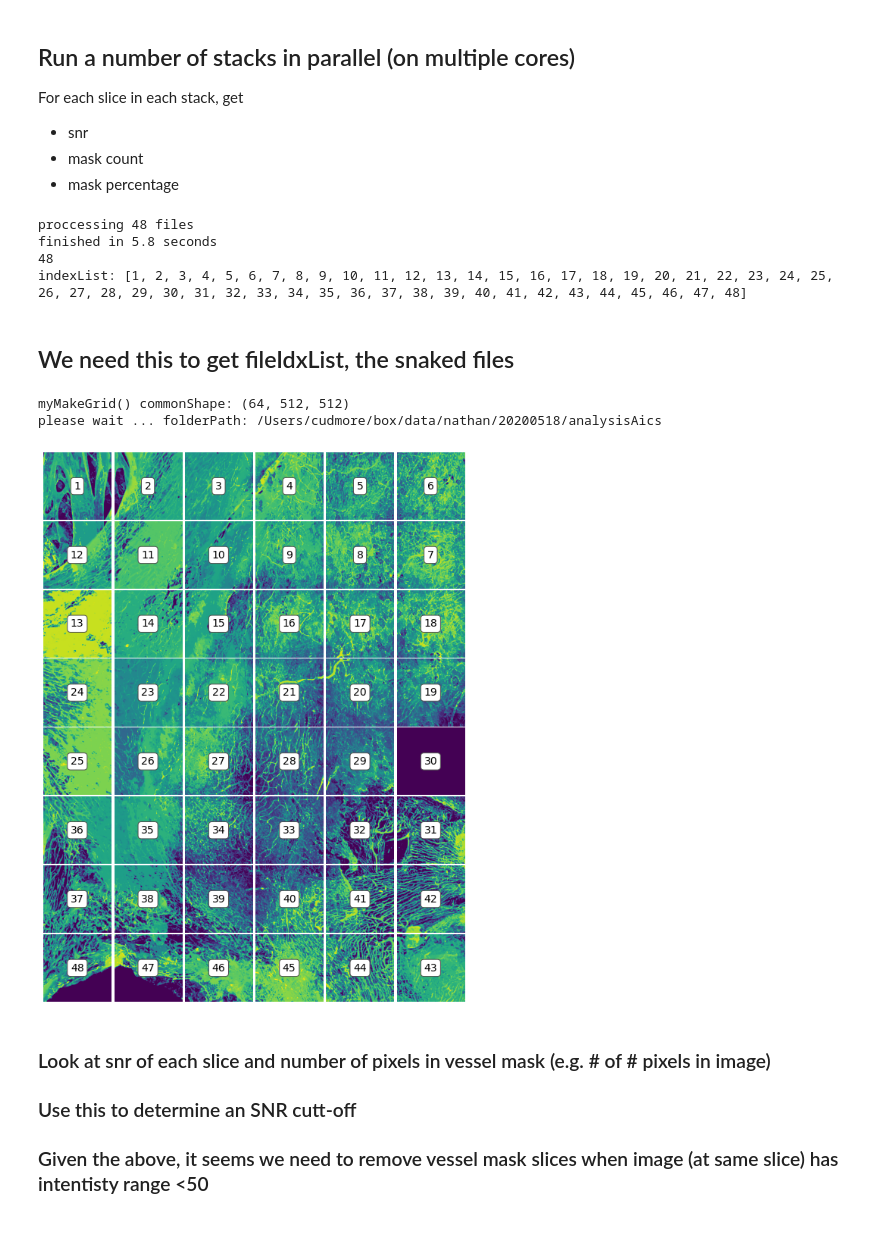
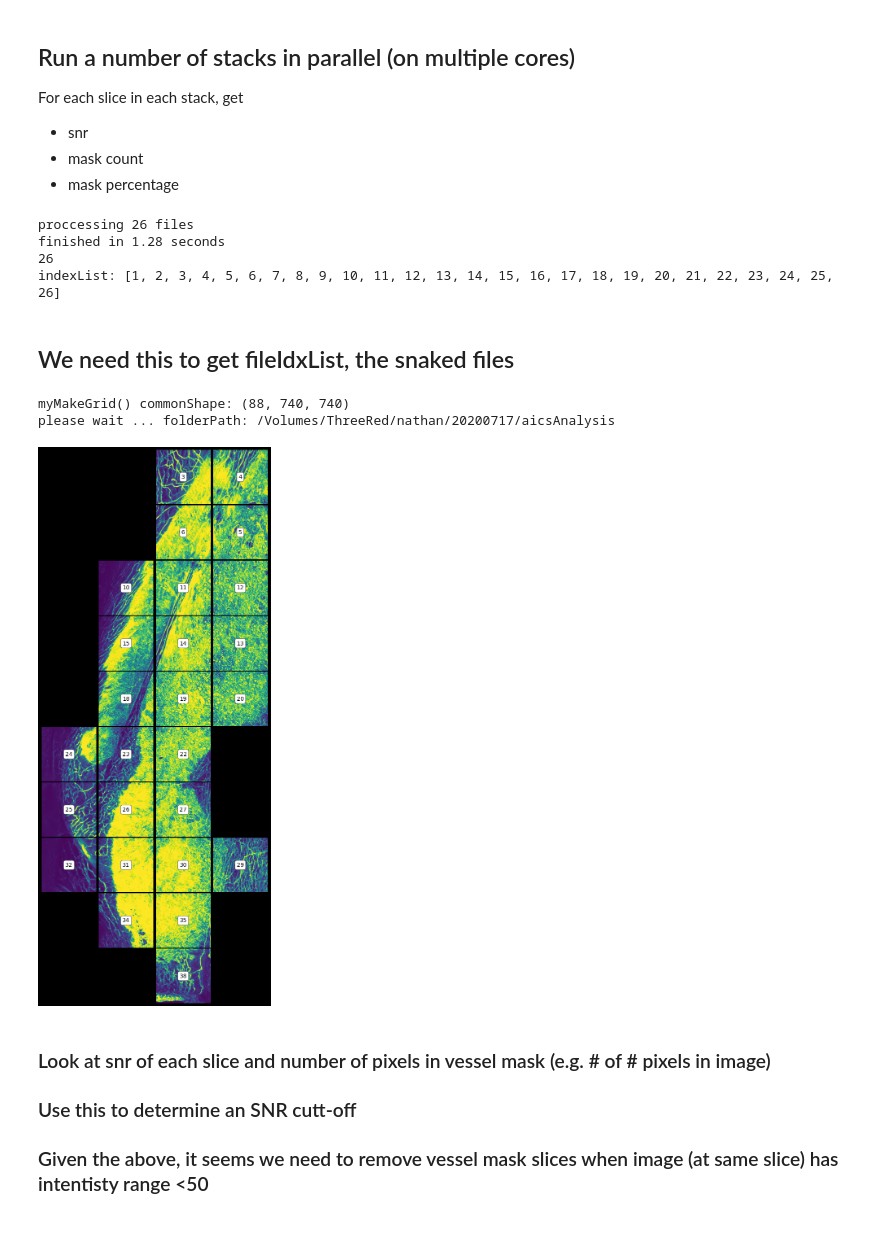
Before and after one commit to cudmore/saNode, a Jupyter notebook: python/notebooks/aicsVascPost.ipynb, the cells around one changed output. Drawn from its saved outputs; the diff is of its cells as text; code cells hidden in the pictures.

```diff
--- a/python/notebooks/aicsVascPost.ipynb
+++ b/python/notebooks/aicsVascPost.ipynb
@@ -80,43 +83,52 @@ def myPoolRunner(path, snrThresh=None, sliceThresh=None, maskPercentThreshold=No
     return indexList, snrList, maskCountList, maskPercentList
 # %%
 path = '/Users/cudmore/box/data/nathan/20200518/analysisAics/20200518__A01_G001_*_ch2.tif'
+
+# /Volumes/ThreeRed/nathan/20200717/aicsAnalysis/20200717__A01_G001_0014
+path = '/Volumes/ThreeRed/nathan/20200717/aicsAnalysis/20200717__A01_G001_*_ch2.tif'
+
 indexList, snrList, maskCountList, maskPercentList = myPoolRunner(path)
 # %% [output]
-proccessing 48 files
-finished in 5.8 seconds
-48
-indexList: [1, 2, 3, 4, 5, 6, 7, 8, 9, 10, 11, 12, 13, 14, 15, 16, 17, 18, 19, 20, 21, 22, 23, 24, 25, 26, 27, 28, 29, 30, 31, 32, 33, 34, 35, 36, 37, 38, 39, 40, 41, 42, 43, 44, 45, 46, 47, 48]
+proccessing 26 files
+finished in 1.28 seconds
+26
+indexList: [1, 2, 3, 4, 5, 6, 7, 8, 9, 10, 11, 12, 13, 14, 15, 16, 17, 18, 19, 20, 21, 22, 23, 24, 25, 26]
 # %% [markdown]
 ## We need this to get fileIdxList, the snaked files
 # %%
 # raw
 #folderPath = '/Users/cudmore/box/data/nathan/20200518'
 
 # aics post-process
 folderPath = '/Users/cudmore/box/data/nathan/20200518/analysisAics'
 
 prefixStr = '20200518__A01_G001_'
 nRow = 8
 nCol = 6
+
+folderPath = '/Volumes/ThreeRed/nathan/20200717/aicsAnalysis'
+prefixStr = '20200717__A01_G001_'
+nRow = 10 # real nRow is 11, last row has now data
+nCol = 4
 
 # specify the channel
 channel = 1
 channel = 2 # does not look so good for CD-31 because of endocardium
 
 tifDataList, tifMaxList, fileNameList, fileIdxMatrix = nathanGrid2.myMakeGrid(folderPath, prefixStr, channel, nRow, nCol)
 
 fileIdxList = fileIdxMatrix.ravel() # flatten 2d to 1d, we still need to know (nRow, nCol)
 
 plotLabels = True
 wSpace = 0.02 # a little white space between stacks
 hSpace = 0.02
 #wSpace = -0.1 # to remove border
 #hSpace = -0.1
 nathanGrid2.plotGrid(folderPath, nRow, nCol, fileNameList, fileIdxList, tifMaxList, plotLabels, wSpace, hSpace)
 # %% [output]
-myMakeGrid() commonShape: (64, 512, 512)
-please wait ... folderPath: /Users/cudmore/box/data/nathan/20200518/analysisAics
+myMakeGrid() commonShape: (88, 740, 740)
+please wait ... folderPath: /Volumes/ThreeRed/nathan/20200717/aicsAnalysis
-[figure, old version]
+[figure, new version]
 # %%
 import matplotlib.pyplot as plt
 
```
Also changed, not shown: parts of 3 cells of this notebook, 4 other files.
